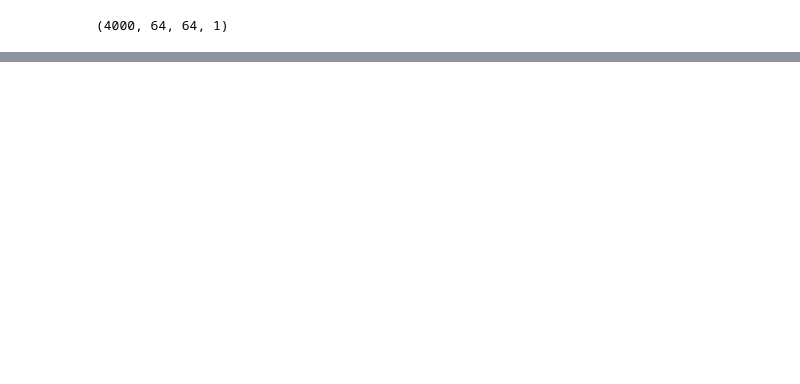
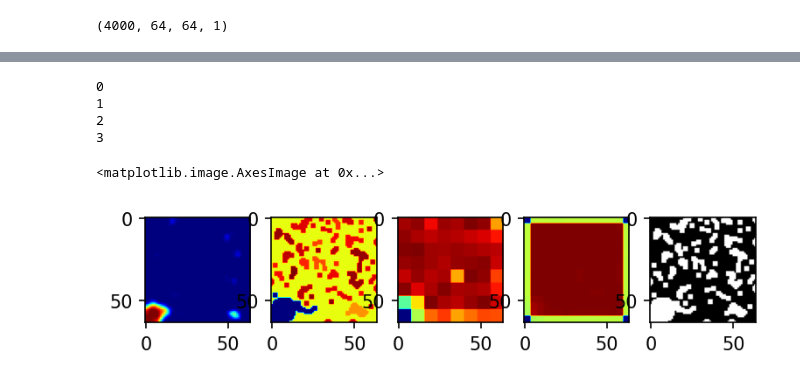
Before and after one commit to Kayzi0/ExplainBlobs, a Jupyter notebook: test.ipynb, the cells around one changed output, grey strips where cells are left out. Cells and saved outputs as stored; diff of their text form; code cells hidden in the pictures; blank space fills up the shorter version.

```diff
--- a/test.ipynb
+++ b/test.ipynb
@@ -178,0 +193,29 @@ plt.imshow(img)
+# %%
+%%capture
+heatmaps = []
+
+for method in explain_picker.value:
+    if method == 'GradCAM':
+        heatmaps.append(explainabilityModels.make_gradcam_heatmap(img, model, -5))
+    elif method == 'Single Blob Occlusion':
+        heatmaps.append(explainabilityModels.single_blob_occlusion(img, label_picker.value, model=model)[0])
+    elif method == 'Patch Occlusion':
+        heatmaps.append(explainabilityModels.occlusion_map(img, label_picker.value, patch_size = 8, model=model))
+    elif method == 'Overlapping Patch Occlusion':
+        heatmaps.append(explainabilityModels.overlapping_occlusion_map(img, label_picker.value, patch_size=8, step_size = 4, model=model))
+# %%
+fig, ax = plt.subplots(1, len(heatmaps)+1)
+fig.set_dpi(150)
+fig.tight_layout
+for idx, map in enumerate(heatmaps):
+    print(idx)
+    ax[idx].imshow(map, cmap=plt.cm.jet)
+
+ax[-1].imshow(img, cmap=plt.cm.gray)
+# %% [output]
+0
+1
+2
+3
+<matplotlib.image.AxesImage at 0x...>
+[figure, added]
```
Also changed, not shown: parts of 9 cells of this notebook.
